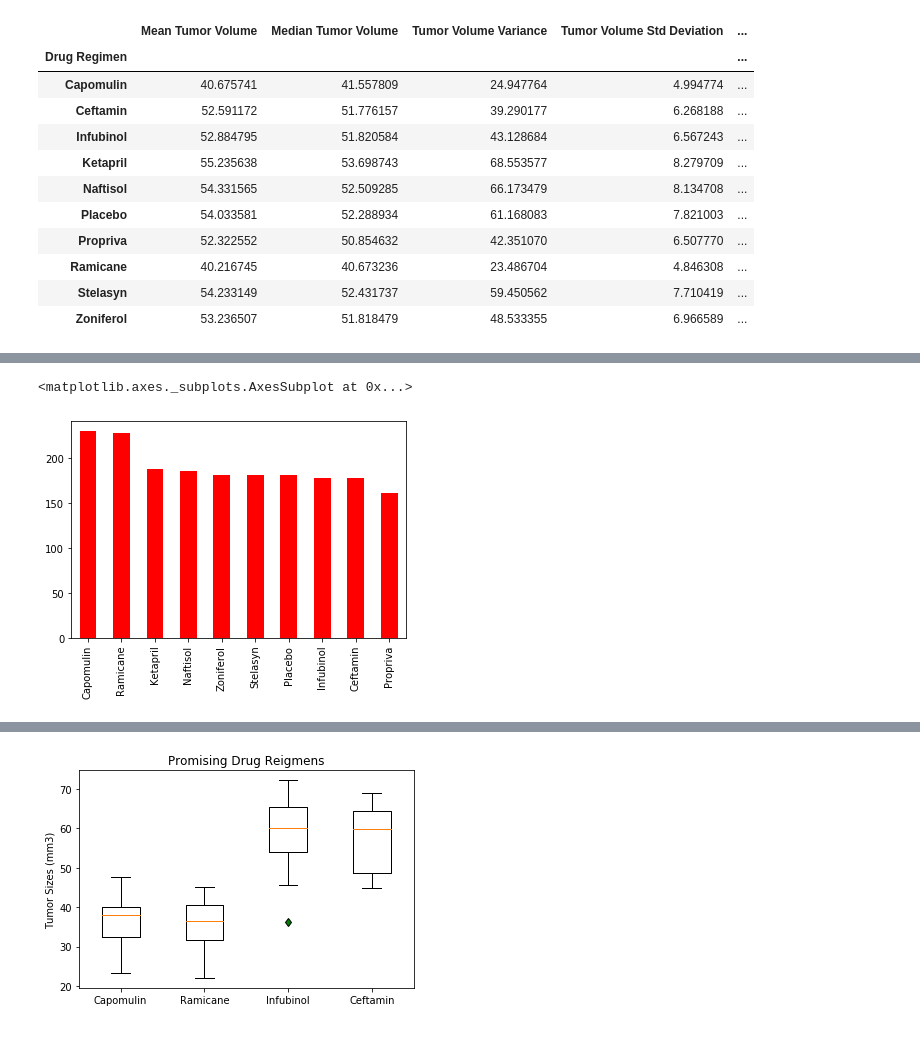
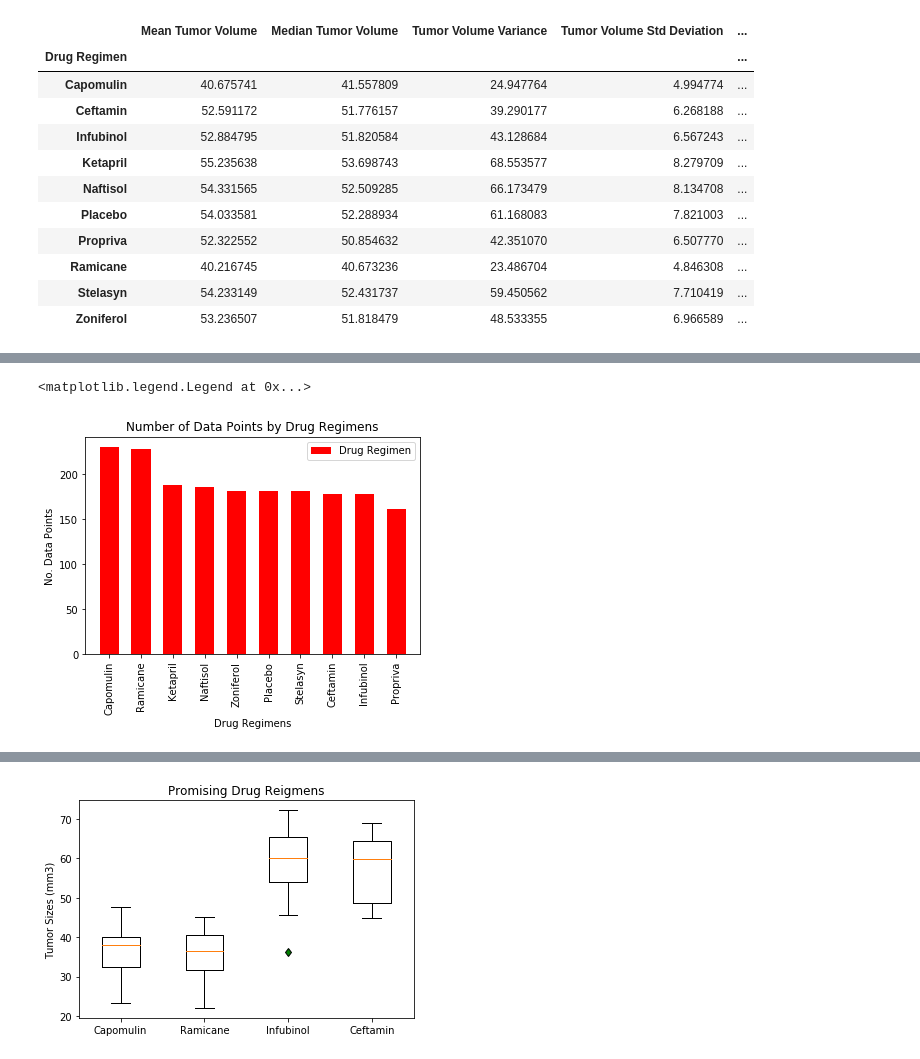
Before and after one commit to derrikdennis/matplotlib-challenge, a Jupyter notebook: Pymaceuticals.ipynb, the cells around one changed output, grey strips where cells are left out. Drawn from its saved outputs; the diff is of its cells as text; code cells hidden in the pictures.

```diff
--- a/Pymaceuticals.ipynb
+++ b/Pymaceuticals.ipynb
@@ -90,8 +90,11 @@ plt.xticks(tick_locations, reset_count_drug_regimen["index"], rotation = "vertic
-# %%
-count_drug_regimen.plot(kind="bar",color = "r")
-# %% [output]
-<matplotlib.axes._subplots.AxesSubplot at 0x...>
-[figure, removed]
+# %%
+ax = count_drug_regimen.plot(kind="bar",color = "r", width=0.6)
+ax.set(xlabel = "Drug Regimens", ylabel = "No. Data Points", title="Number of Data Points by Drug Regimens", label="Drug Regimens")
+ax.set_xlim(plt.xlim(-0.75, len(x_axis)-0.25))
+ax.legend(loc="best")
+# %% [output]
+<matplotlib.legend.Legend at 0x...>
+[figure, added]
 # %%
 count_mice = combined_data['Sex'].value_counts()
 reset_count_mice = count_mice.reset_index()
```
Also changed, not shown: parts of 12 cells of this notebook, 1 other file.
